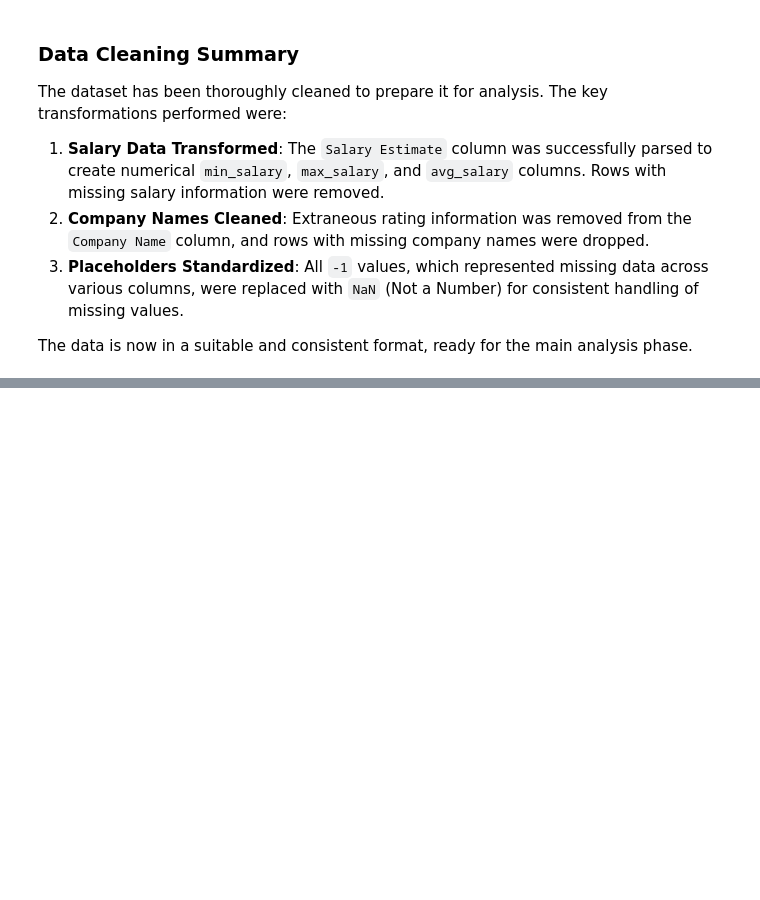
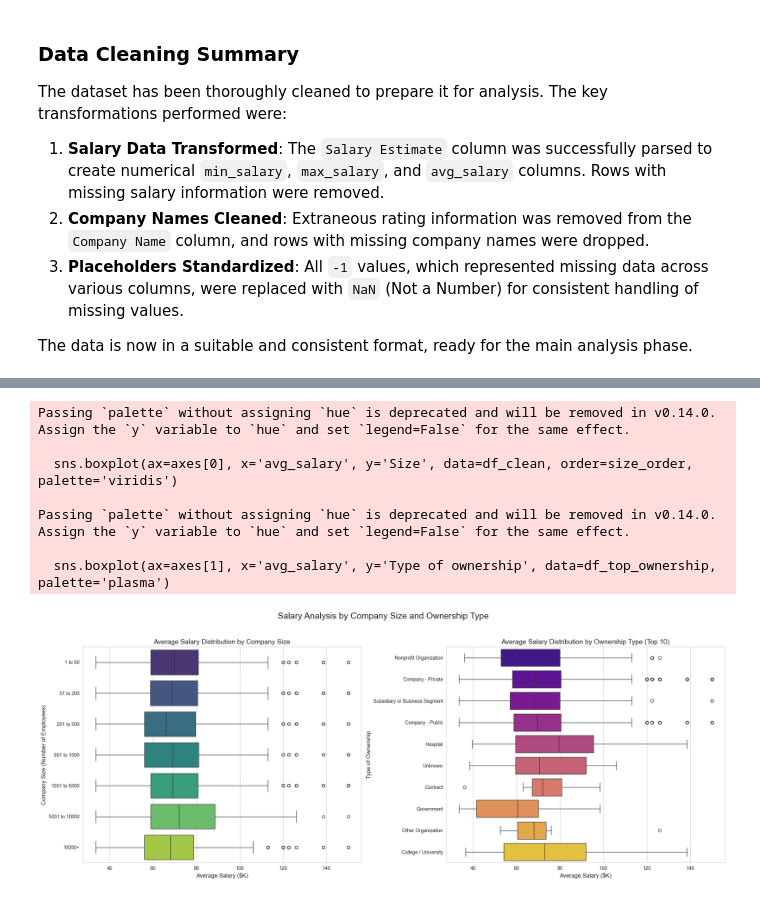
Before and after one commit to takzen/data-analyst-jobs-analysis, a Jupyter notebook: job_market_analysis.ipynb, the cells around one changed output, grey strips where cells are left out. Cells and saved outputs as stored; diff of their text form; code cells hidden in the pictures; blank space fills up the shorter version.

```diff
--- a/job_market_analysis.ipynb
+++ b/job_market_analysis.ipynb
@@ -201,0 +229,46 @@ The data is now in a suitable and consistent format, ready for the main analysis
+# %%
+# --- Section 4.2: How do company size and ownership type affect salary? ---
+
+# First, let's clean up the 'Size' column by removing the " employees" text for better readability on the plot
+df_clean['Size'] = df_clean['Size'].str.replace(' employees', '')
+
+# Define an order for the 'Size' categories to make the plot logical
+size_order = [
+    '1 to 50', '51 to 200', '201 to 500', '501 to 1000',
+    '1001 to 5000', '5001 to 10000', '10000+'
+]
+
+# Create a figure with two subplots side-by-side
+fig, axes = plt.subplots(1, 2, figsize=(20, 8))
+fig.suptitle('Salary Analysis by Company Size and Ownership Type', fontsize=18)
+
+# --- Subplot 1: Salary by Company Size ---
+sns.boxplot(ax=axes[0], x='avg_salary', y='Size', data=df_clean, order=size_order, palette='viridis')
+axes[0].set_title('Average Salary Distribution by Company Size', fontsize=14)
+axes[0].set_xlabel('Average Salary ($K)', fontsize=12)
+axes[0].set_ylabel('Company Size (Number of Employees)', fontsize=12)
+
+# --- Subplot 2: Salary by Type of Ownership (Top 10 Types) ---
+# First, find the top 10 most frequent ownership types
+top_10_ownership = df_clean['Type of ownership'].value_counts().nlargest(10).index
+
+# Filter the DataFrame to include only these top 10 types
+df_top_ownership = df_clean[df_clean['Type of ownership'].isin(top_10_ownership)]
+
+sns.boxplot(ax=axes[1], x='avg_salary', y='Type of ownership', data=df_top_ownership, palette='plasma')
+axes[1].set_title('Average Salary Distribution by Ownership Type (Top 10)', fontsize=14)
+axes[1].set_xlabel('Average Salary ($K)', fontsize=12)
+axes[1].set_ylabel('Type of Ownership', fontsize=12)
+
+# Adjust layout and display the plots
+plt.tight_layout(rect=[0, 0, 1, 0.95])
+plt.show()
+# %% [output]
+Passing `palette` without assigning `hue` is deprecated and will be removed in v0.14.0. Assign the `y` variable to `hue` and set `legend=False` for the same effect.
+
+  sns.boxplot(ax=axes[0], x='avg_salary', y='Size', data=df_clean, order=size_order, palette='viridis')
+
+Passing `palette` without assigning `hue` is deprecated and will be removed in v0.14.0. Assign the `y` variable to `hue` and set `legend=False` for the same effect.
+
+  sns.boxplot(ax=axes[1], x='avg_salary', y='Type of ownership', data=df_top_ownership, palette='plasma')
+[figure, added]
```
Also changed, not shown: parts of 4 cells of this notebook, 1 other file.
